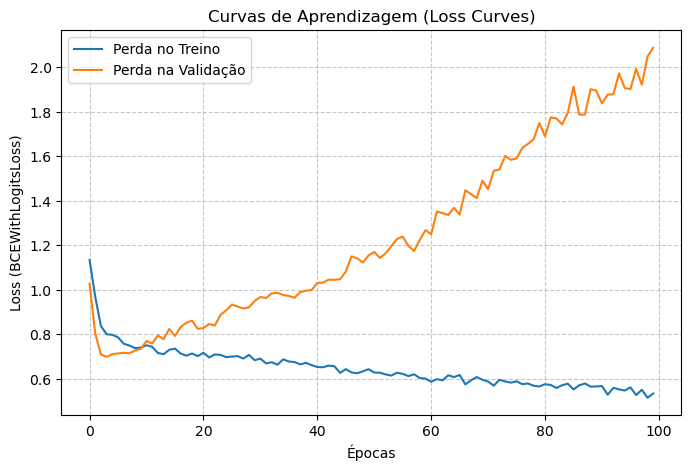
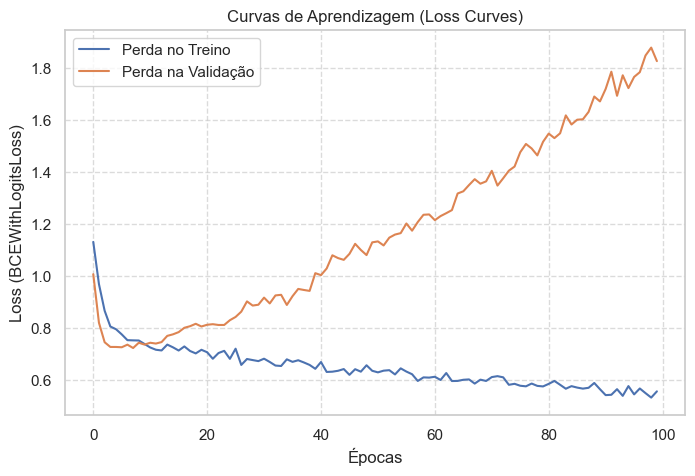
The notebook cell's code change between the first figure and the second:
--- before
+++ after
@@ -76,2 +76,77 @@
 plt.grid(True, linestyle='--', alpha=0.7)
 plt.show()
+
+# ==============================================================================
+# VISUALIZAÇÕES AVANÇADAS PARA O RELATÓRIO
+# ==============================================================================
+from sklearn.metrics import confusion_matrix, roc_curve, auc, precision_recall_curve, average_precision_score
+
+# 1. Extraindo as probabilidades contínuas da Rede Neural
+# É necessário rodar o modelo no modo de avaliação e usar a Sigmoid para ter valores entre 0 e 1.
+model.eval()
+with torch.no_grad():
+    y_prob_nn = torch.sigmoid(model(X_test_device)).cpu().numpy()
+
+# 2. Configurando o Canvas para os 3 gráficos lado a lado
+fig, axes = plt.subplots(1, 3, figsize=(18, 5))
+sns.set_theme(style="whitegrid") # Deixa os gráficos mais profissionais
+
+# --- GRÁFICO 1: Matriz de Confusão ---
+cm = confusion_matrix(y_test, y_pred_nn)
+sns.heatmap(cm, annot=True, fmt='d', cmap='Blues', ax=axes[0], 
+            xticklabels=['Regular (0)', 'Bom (1)'], 
+            yticklabels=['Regular (0)', 'Bom (1)'],
+            cbar=False)
+axes[0].set_title('Matriz de Confusão (Rede Neural)', fontsize=14)
+axes[0].set_ylabel('Verdadeiro', fontsize=12)
+axes[0].set_xlabel('Predito', fontsize=12)
+
+# --- GRÁFICO 2: Curva ROC ---
+fpr, tpr, thresholds_roc = roc_curve(y_test, y_prob_nn)
+roc_auc = auc(fpr, tpr)
+
+axes[1].plot(fpr, tpr, color='darkorange', lw=2, label=f'ROC curve (AUC = {roc_auc:.2f})')
+axes[1].plot([0, 1], [0, 1], color='navy', lw=2, linestyle='--')
+axes[1].set_xlim([0.0, 1.0])
+axes[1].set_ylim([0.0, 1.05])
+axes[1].set_xlabel('Taxa de Falsos Positivos (FPR)', fontsize=12)
+axes[1].set_ylabel('Taxa de Verdadeiros Positivos (TPR)', fontsize=12)
+axes[1].set_title('Curva ROC', fontsize=14)
+axes[1].legend(loc="lower right", fontsize=11)
+
+# --- GRÁFICO 3: Curva Precision-Recall ---
+precision, recall, thresholds_pr = precision_recall_curve(y_test, y_prob_nn)
+pr_auc = average_precision_score(y_test, y_prob_nn)
+
+axes[2].plot(recall, precision, color='purple', lw=2, label=f'PR curve (AP = {pr_auc:.2f})')
+axes[2].set_xlim([0.0, 1.0])
+axes[2].set_ylim([0.0, 1.05])
+axes[2].set_xlabel('Recall', fontsize=12)
+axes[2].set_ylabel('Precision', fontsize=12)
+axes[2].set_title('Curva Precision-Recall', fontsize=14)
+axes[2].legend(loc="lower left", fontsize=11)
+
+# Ajuste final de layout para salvar ou exibir
+plt.tight_layout()
+plt.show()
+
+# ==============================================================================
+# IMPRESSÃO DAS MÉTRICAS PARA O RELATÓRIO
+# ==============================================================================
+print("\n" + "="*60)
+print("RESUMO DE MÉTRICAS AVANÇADAS (PARA O RELATÓRIO)")
+print("="*60)
+
+tn, fp, fn, tp = cm.ravel()
+print("1. Matriz de Confusão Detalhada:")
+print(f"  - Verdadeiros Negativos (Regulares previstos certo) : {tn}")
+print(f"  - Falsos Positivos      (Regulares previstos como Bons): {fp}")
+print(f"  - Falsos Negativos      (Bons previstos como Regulares): {fn}")
+print(f"  - Verdadeiros Positivos (Bons previstos certo)      : {tp}")
+
+print("\n2. Métricas de Desempenho Global (Áreas):")
+print(f"  - Área sob a Curva ROC (ROC AUC) : {roc_auc:.4f}")
+print(f"  - Average Precision (PR AUC)     : {pr_auc:.4f}")
+print("="*60 + "\n")
+
+

Commit: feat: adding new graphics of the model results for report improvement